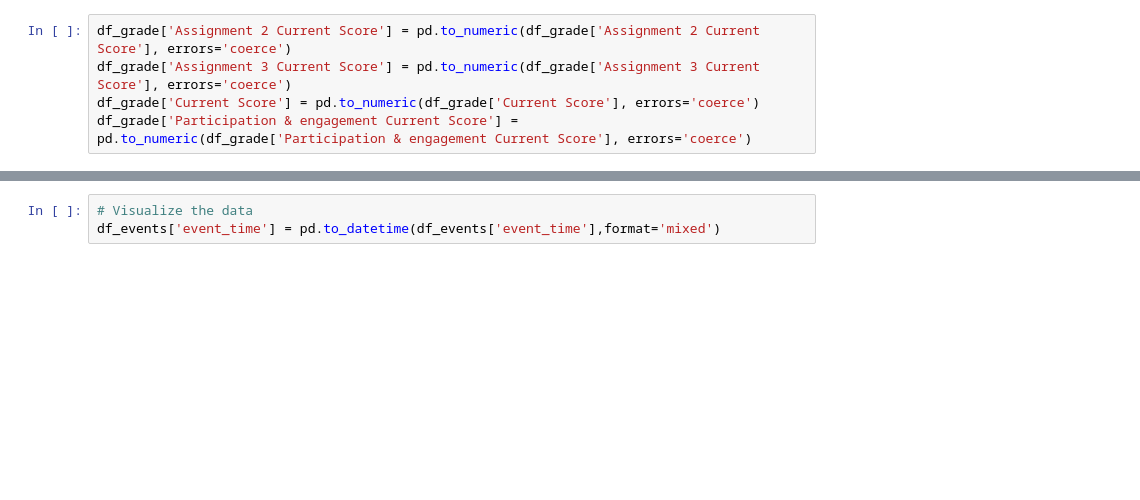
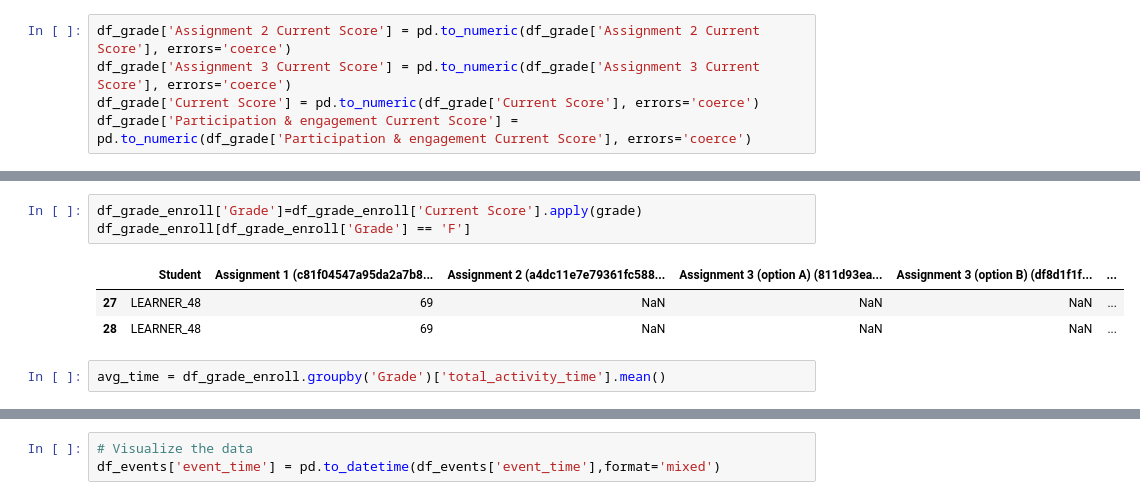
Before and after one commit to UBC-LA-Hackathon/hack-la-2023, a Jupyter notebook: Learning Hachthon.ipynb, the cells around one changed output, grey strips where cells are left out. Cells and saved outputs as stored; diff of their text form; blank space fills up the shorter version.

```diff
--- a/Learning Hachthon.ipynb
+++ b/Learning Hachthon.ipynb
@@ -124,0 +364,9 @@ df_page
+# %%
+df_grade_enroll['Grade']=df_grade_enroll['Current Score'].apply(grade)
+df_grade_enroll[df_grade_enroll['Grade'] == 'F']
+# %% [output]
+|  | Student | Assignment 1 (c81f04547a95da2a7b8... | Assignment 2 (a4dc11e7e79361fc588... | Assignment 3 (option A) (811d93ea... | Assignment 3 (option B) (df8d1f1f... | ... |
+| 27 | LEARNER_48 | 69 | NaN | NaN | NaN | ... |
+| 28 | LEARNER_48 | 69 | NaN | NaN | NaN | ... |
+# %%
+avg_time = df_grade_enroll.groupby('Grade')['total_activity_time'].mean()
```
Also changed, not shown: parts of 49 cells of this notebook.
